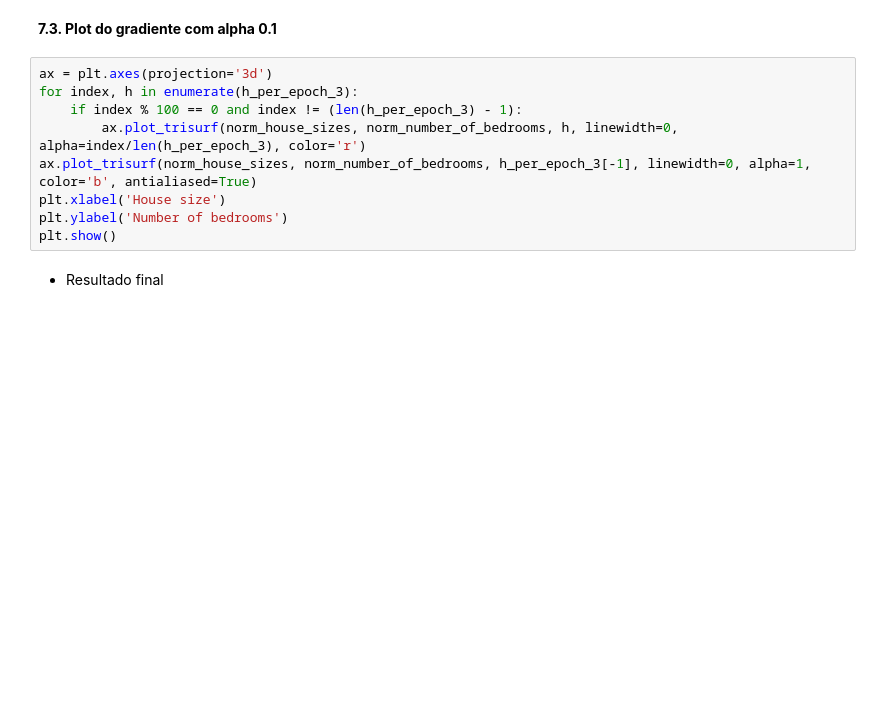
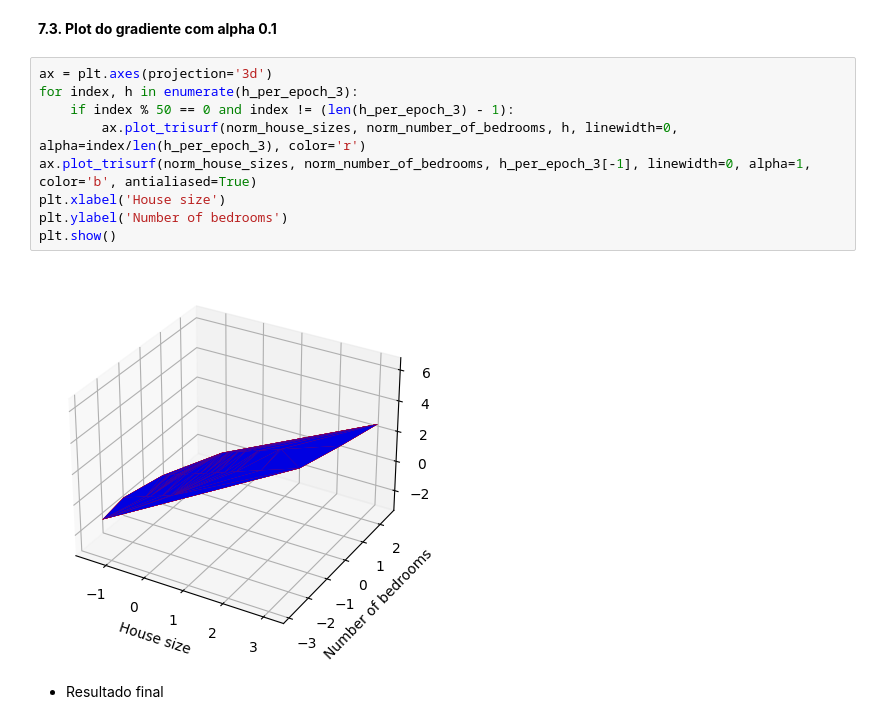
Before and after one commit to vmleroy/ic-cefet, a Jupyter notebook: 2-Regressao-Linear/exercicio2.ipynb, the cells around one changed output. Drawn from its saved outputs; the diff is of its cells as text; blank space fills up the shorter version.

```diff
--- a/2-Regressao-Linear/exercicio2.ipynb
+++ b/2-Regressao-Linear/exercicio2.ipynb
@@ -212,12 +216,14 @@ Text(0, 0.5, 'Loss Error')
 # %%
 ax = plt.axes(projection='3d')
 for index, h in enumerate(h_per_epoch_3):
-    if index % 100 == 0 and index != (len(h_per_epoch_3) - 1):
+    if index % 50 == 0 and index != (len(h_per_epoch_3) - 1):
         ax.plot_trisurf(norm_house_sizes, norm_number_of_bedrooms, h, linewidth=0, alpha=index/len(h_per_epoch_3), color='r')
 ax.plot_trisurf(norm_house_sizes, norm_number_of_bedrooms, h_per_epoch_3[-1], linewidth=0, alpha=1, color='b', antialiased=True)
 plt.xlabel('House size')
 plt.ylabel('Number of bedrooms')
 plt.show()
+# %% [output]
+[figure, added]
 # %% [markdown]
 * Resultado final
 # %%
```
Also changed, not shown: parts of 5 cells of this notebook.
